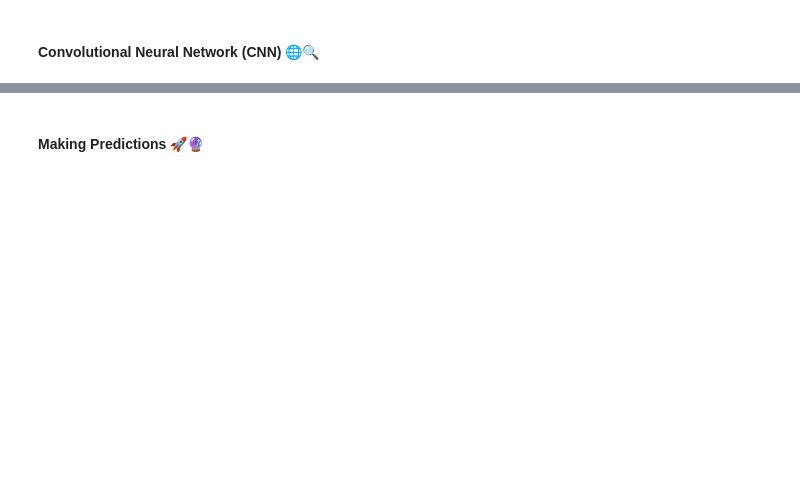
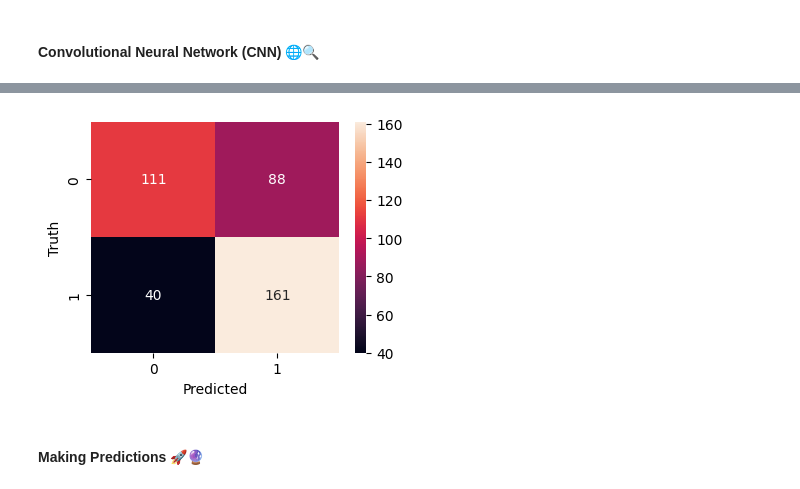
Before and after one commit to shivam6862/Pet-Classify-Hub, a Jupyter notebook: model/Pet-Classify-Hub.ipynb, the cells around one changed output, grey strips where cells are left out. Cells and saved outputs as stored; diff of their text form; code cells hidden in the pictures; blank space fills up the shorter version.

```diff
--- a/model/Pet-Classify-Hub.ipynb
+++ b/model/Pet-Classify-Hub.ipynb
@@ -177,5 +259,18 @@ cnn_model.fit(x_train, y_train, epochs=5,
-# %%
-test_loss, test_accuracy = cnn_model.evaluate(x_test, y_test, verbose=1)
-print("Accuracy on test set is: {}".format(test_accuracy))
+# %%
+def evalute_and_cm(model, x_test, y_test):
+    test_loss, test_accuracy = model.evaluate(x_test, y_test, verbose=1)
+    print("Accuracy on test set is: {}".format(test_accuracy))
+
+    predictions = model.predict(x_test)
+    predictions = np.round(predictions).astype(int).reshape(x_test.shape[0])
+
+    cm = confusion_matrix(y_test, predictions)
+
+    plt.figure(figsize=(4, 3))
+    sns.heatmap(cm, annot=True, fmt='d')
+    plt.xlabel('Predicted')
+    plt.ylabel('Truth')
+    plt.show()
 # %%
-cnn_predictions = cnn_model.predict(x_test)
+evalute_and_cm(cnn_model, x_test, y_test)
+# %% [output]
@@ -181,0 +280 @@ cnn_predictions = cnn_model.predict(x_test)
+[figure, added]
```
Also changed, not shown: parts of 29 cells of this notebook.
